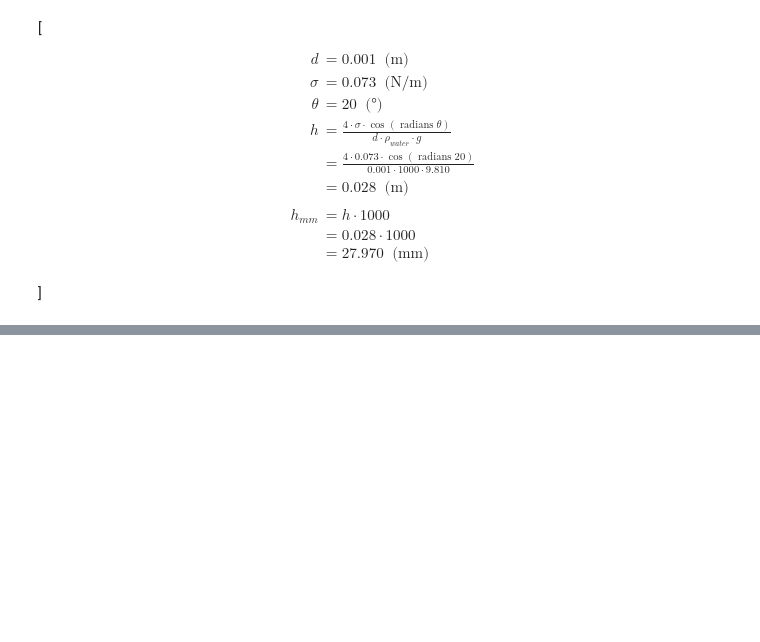
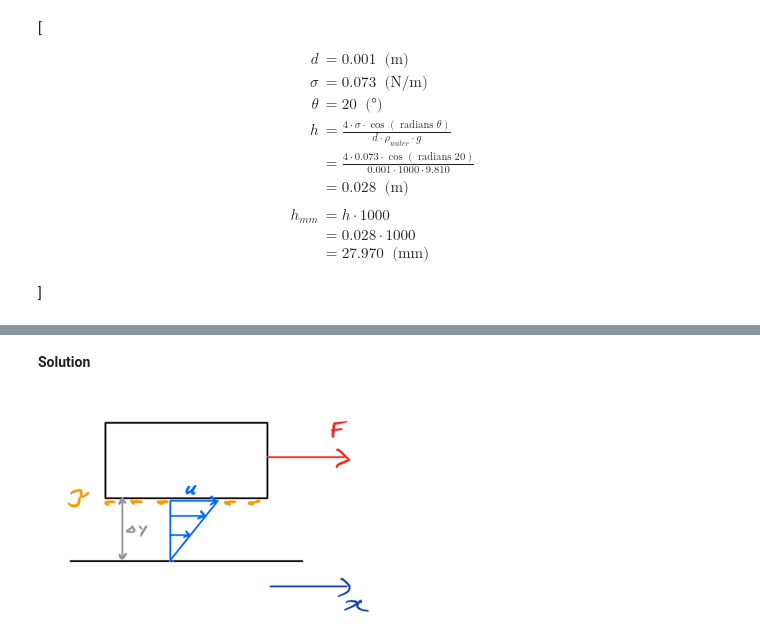
Before and after one commit to Maria9925/CIVIL_202_25, a Jupyter notebook: _sources/Module1FluidProperties_Sol.ipynb, the cells around one changed output, grey strips where cells are left out. Cells and saved outputs as stored; diff of their text form; code cells hidden in the pictures; blank space fills up the shorter version.

```diff
--- a/_sources/Module1FluidProperties_Sol.ipynb
+++ b/_sources/Module1FluidProperties_Sol.ipynb
@@ -1199,0 +1224,12 @@ h_{mm} &= h \cdot 1000 \\&= 0.028 \cdot 1000 \\&= 27.970 \; \;\textrm{(mm)}\\[10
+# %% [markdown]
+**Solution**
+# %%
+from PIL import Image
+img = Image.open(r"figures/4_viscosity_1.png")
+base_width = 350 # Change this to your desired width
+w_percent = base_width / float(img.size[0])
+h_size = int(float(img.size[1]) * w_percent)
+resized_img = img.resize((base_width, h_size))
+resized_img
+# %% [output]
+[figure, added]
```
Also changed, not shown: parts of 63 cells of this notebook, 5 other files.
